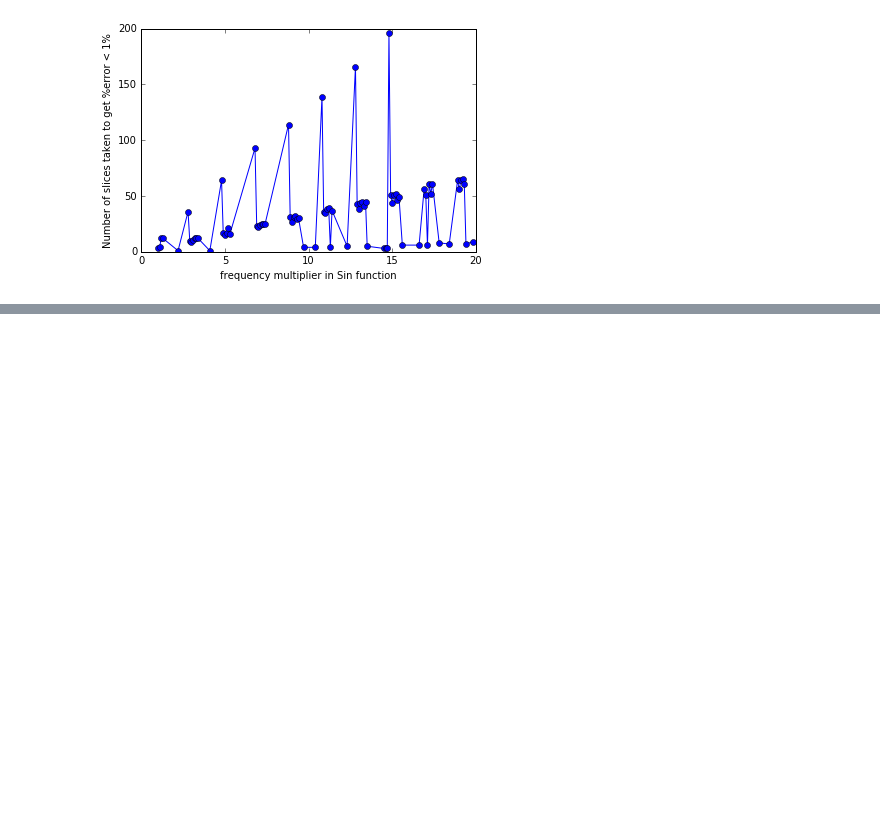
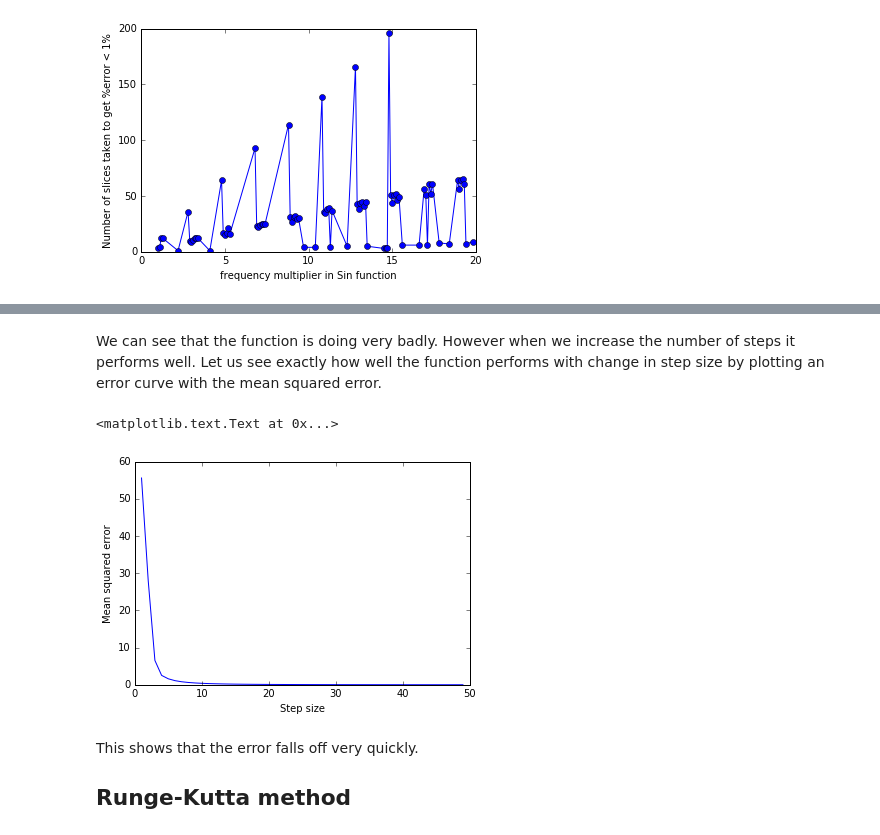
Before and after one commit to theSage21/notebooks, a Jupyter notebook: books/assignments/numerical_integration.ipynb, the cells around one changed output, grey strips where cells are left out. Saved outputs shown, nothing was run; the diff lists cells and outputs as text; code cells hidden in the pictures; blank space fills up the shorter version.

```diff
--- a/books/assignments/numerical_integration.ipynb
+++ b/books/assignments/numerical_integration.ipynb
@@ -90,0 +126,19 @@ def euler(derivative, initial, target, )
+# %% [markdown]
+We can see that the function is doing very badly. However when we increase the number of steps it performs well. Let us see exactly how well the function performs with change in step size by plotting an error curve with the mean squared error.
+# %%
+step_size, mse = [], []
+for i in range(1, 50):
+    step_size.append(i)
+    x, y = euler(candidate, 0, 10, 0, i)
+    err = sum((_y - np.sin(_x))**2 for _x, _y in zip(x, y)) / len(x)
+    mse.append(err)
+plt.plot(step_size, mse)
+plt.xlabel('Step size')
+plt.ylabel('Mean squared error')
+# %% [output]
+<matplotlib.text.Text at 0x...>
+[figure, added]
+# %% [markdown]
+This shows that the error falls off very quickly.
+
+## Runge-Kutta method
```
Also changed, not shown: parts of 5 cells of this notebook.
